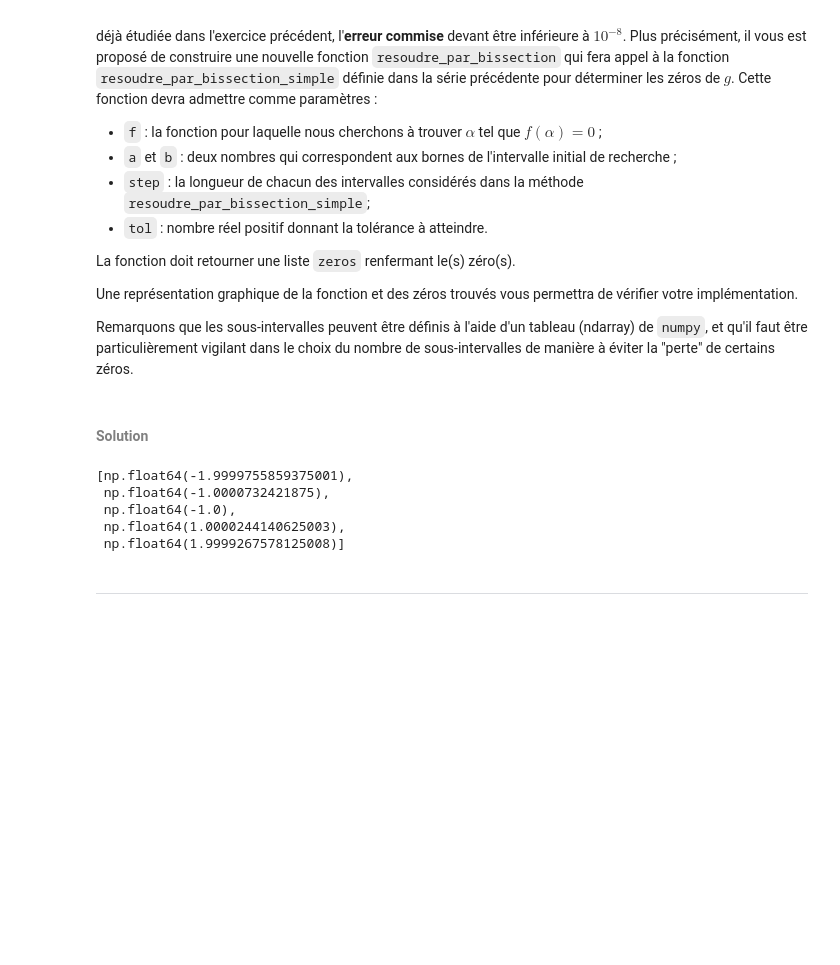
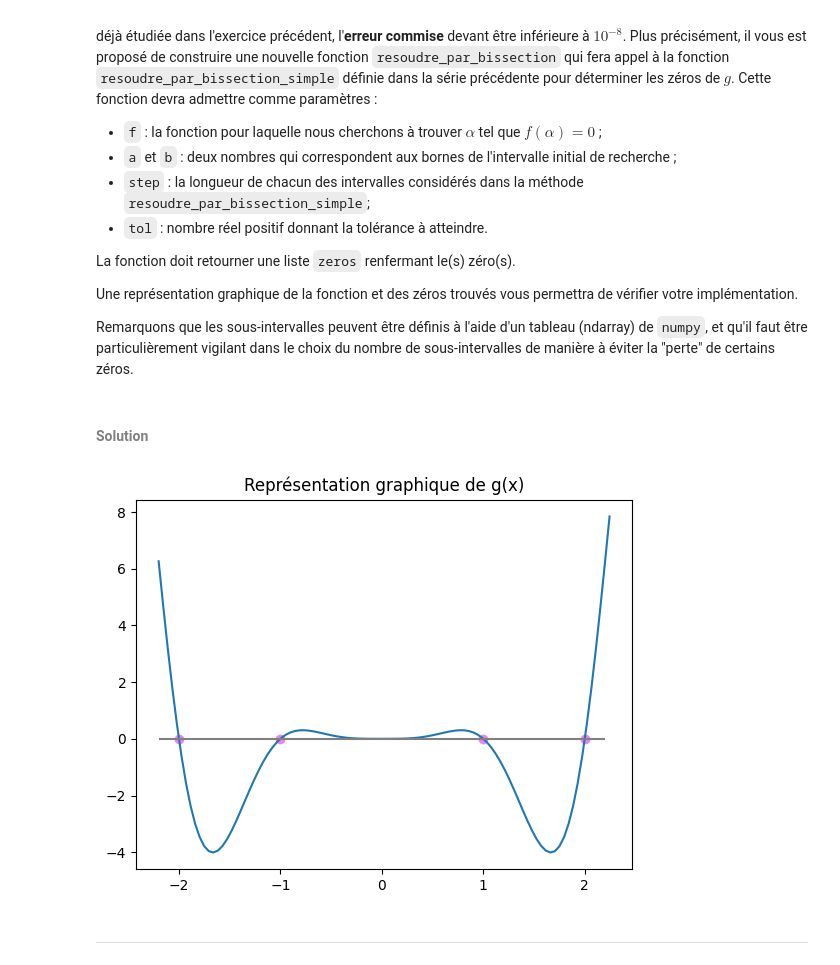
Before and after one commit to SO-CReaT3/EPFL-CodEx, a Jupyter notebook: Mise À Niveau/Serie10.ipynb, the cells around one changed output. Cells and saved outputs as stored; diff of their text form; code cells hidden in the pictures; blank space fills up the shorter version.

```diff
--- a/Mise À Niveau/Serie10.ipynb
+++ b/Mise À Niveau/Serie10.ipynb
@@ -280,51 +268,55 @@ Remarquons que les sous-intervalles peuvent être définis à l'aide d'un tablea
 # %% [markdown]
 #### <font color=grey>Solution </font>
 # %%
-def resoudre_par_bissection_simple(f, a, b, tol):
-    try:
-        if a < b:
-            if theoreme_de_bolzano(f, a, b):
-                k = 1
-                while (b-a)/(2**(k+1)) >= tol:
-                    m_k = (b+a)/2
-                    if f(a)*f(m_k) < 0:
-                        b = m_k
-                    elif f(m_k)*f(b) < 0:
-                        a = m_k
-                    elif f(m_k) == 0:
-                        break
-                    k += 1
-                return (m_k, k)
-            else:
-                raise IntervalError(a, b)
+def representation_graphique_2(f, zeros, a, b, N, titre):
+    if b > a:
+        x = np.linspace(a, b + (b-a)/N, N)
+        x_0 = np.zeros(len(zeros))
+        g = f(x)
 
-    except IntervalError as e:
-        print(e)
+        plt.plot(x, g)
+        plt.hlines(0, a, b, color="grey")
+        plt.scatter(zeros, x_0, color="violet")
+        plt.title(titre)
+
+        plt.show()
+    else:
+        print("Sussy baka !")
+
+
+def resoudre_par_bissection_simple_4(f, a, b, tol):
+    if a < b:
+        if theoreme_de_bolzano(f, a, b):
+            k = 1
+            while (b-a)/(2**(k+1)) >= tol:
+                m_k = (b+a)/2
+                if f(a)*f(m_k) < 0:
+                    b = m_k
+                elif f(m_k)*f(b) < 0:
+                    a = m_k
+                elif f(m_k) == 0:
+                    break
+                k += 1
+            return (m_k, k)
 
 
 def resoudre_par_bissection(f, a, b, step, tol):
     zeros = []
-    sous_intervalles = np.arange(a, b, step)
-    final_sous_intervalles = np.append(sous_intervalles, b)
 
-    for i in range(len(sous_intervalles) - 1):
-        a_i = final_sous_intervalles[i]
-        b_i = final_sous_intervalles[i+1]
-        if f(a_i) * f(b_i) < 0:
-            zeros.append(resoudre_par_bissection_simple(f, a_i, b_i, tol)[0])
-        elif np.abs(f(a_i)) < tol or np.abs(f(b_i)) < tol:
-            zeros.append(min(a_i, b_i))
+    for i in range(int((b-a)/step)):
+        a_i = a + i * step
+        b_i = a_i + step
+        bissection = resoudre_par_bissection_simple_4(f, a_i, b_i, tol)
+        if bissection:
+            zeros.append(bissection[0])
 
     return zeros
 
+my_zeros = resoudre_par_bissection(g, -2.2, 2.2, .125, 1e-08)
 
-resoudre_par_bissection(g, -2.2, 2.2, 0.3, 1e-08)
+representation_graphique_2(g, my_zeros, -2.2, 2.2, 100, "Représentation graphique de g(x)") # nombre de zéros dans l'intervalle [-2.2, 2.2] : 5
 # %% [output]
-[np.float64(-1.9999755859375001),
- np.float64(-1.0000732421875),
- np.float64(-1.0),
- np.float64(1.0000244140625003),
- np.float64(1.9999267578125008)]
+[figure, added]
 # %% [markdown]
 ***
 # %% [markdown]
```
Also changed, not shown: parts of 3 cells of this notebook, 2 other files.
